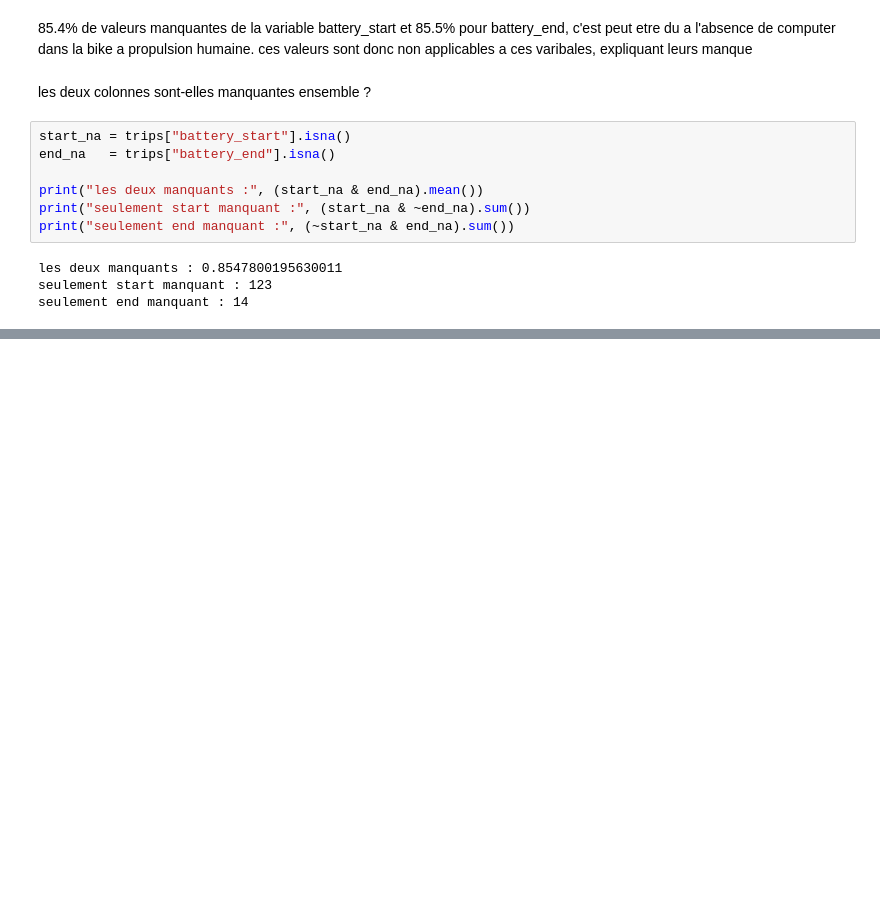
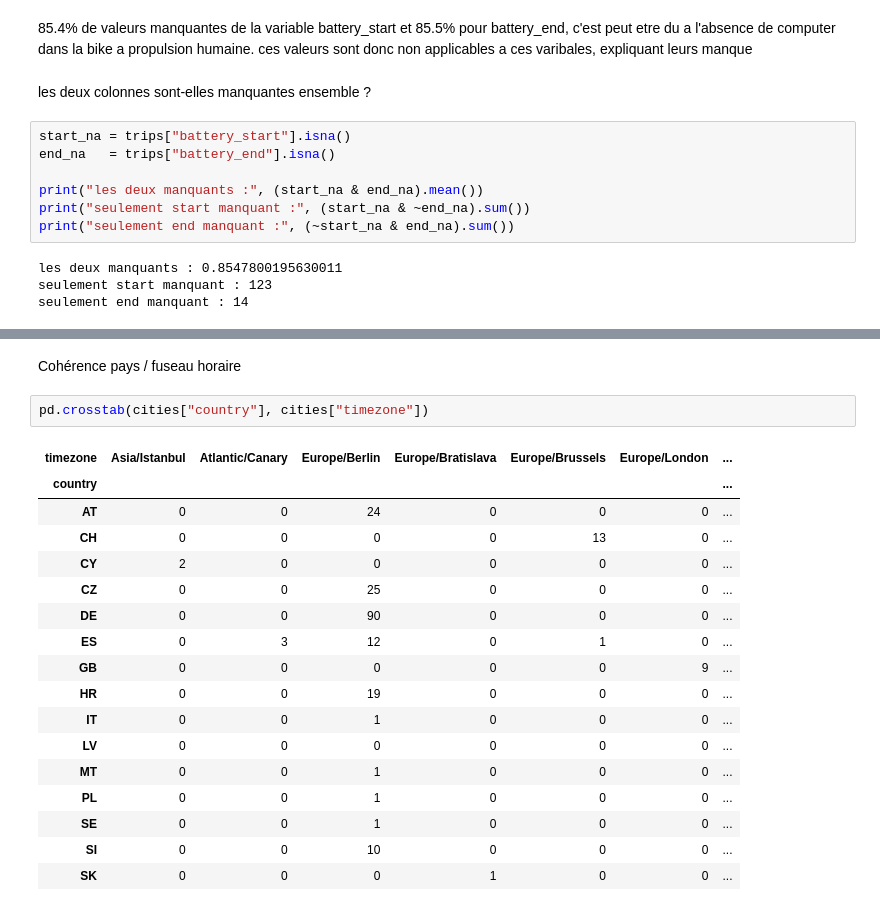
Before and after one commit to Fati349/FML-Challenge, a Jupyter notebook: notebooks/01_exploration.ipynb, the cells around one changed output, grey strips where cells are left out. Drawn from its saved outputs; the diff is of its cells as text; blank space fills up the shorter version.

```diff
--- a/notebooks/01_exploration.ipynb
+++ b/notebooks/01_exploration.ipynb
@@ -273,0 +332,22 @@ seulement end manquant : 14
+# %% [markdown]
+Cohérence pays / fuseau horaire
+# %%
+pd.crosstab(cities["country"], cities["timezone"])
+# %% [output]
+| timezone | Asia/Istanbul | Atlantic/Canary | Europe/Berlin | Europe/Bratislava | Europe/Brussels | Europe/London | ... |
+| country |  |  |  |  |  |  | ... |
+| AT | 0 | 0 | 24 | 0 | 0 | 0 | ... |
+| CH | 0 | 0 | 0 | 0 | 13 | 0 | ... |
+| CY | 2 | 0 | 0 | 0 | 0 | 0 | ... |
+| CZ | 0 | 0 | 25 | 0 | 0 | 0 | ... |
+| DE | 0 | 0 | 90 | 0 | 0 | 0 | ... |
+| ES | 0 | 3 | 12 | 0 | 1 | 0 | ... |
+| GB | 0 | 0 | 0 | 0 | 0 | 9 | ... |
+| HR | 0 | 0 | 19 | 0 | 0 | 0 | ... |
+| IT | 0 | 0 | 1 | 0 | 0 | 0 | ... |
+| LV | 0 | 0 | 0 | 0 | 0 | 0 | ... |
+| MT | 0 | 0 | 1 | 0 | 0 | 0 | ... |
+| PL | 0 | 0 | 1 | 0 | 0 | 0 | ... |
+| SE | 0 | 0 | 1 | 0 | 0 | 0 | ... |
+| SI | 0 | 0 | 10 | 0 | 0 | 0 | ... |
+| SK | 0 | 0 | 0 | 1 | 0 | 0 | ... |
```
Also changed, not shown: parts of 10 cells of this notebook.
